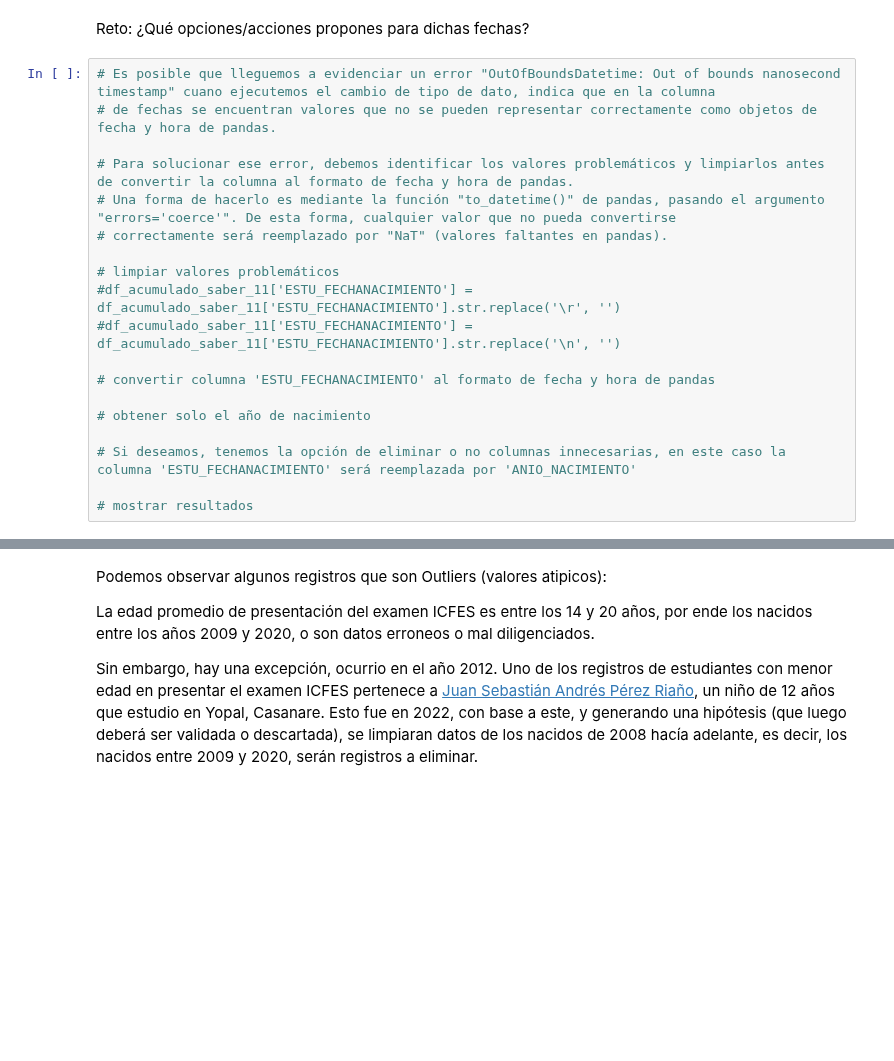
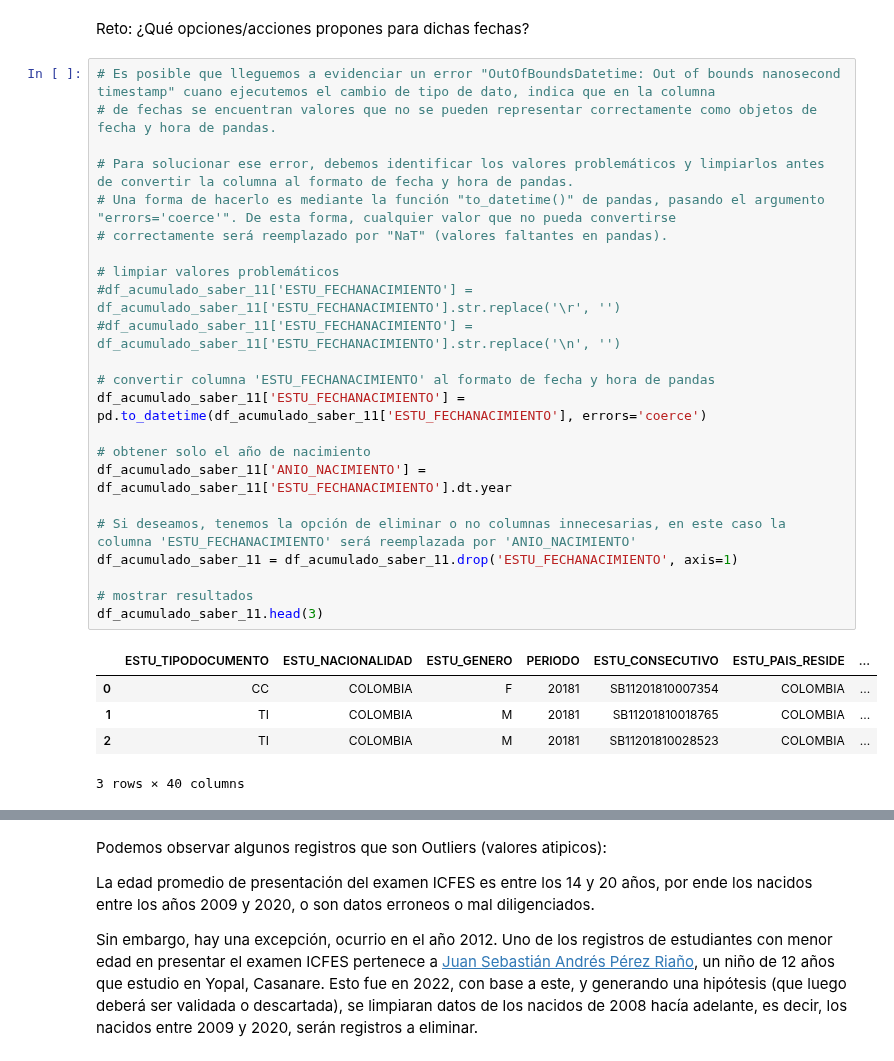
Before and after one commit to wespitia9/AVDV3-219, a Jupyter notebook: Modulo_2-Estadistica_y_Modelado_Matematico_Avanzado/Modulo-2_dev.ipynb, the cells around one changed output, grey strips where cells are left out. Saved outputs shown, nothing was run; the diff lists cells and outputs as text; blank space fills up the shorter version.

```diff
--- a/Modulo_2-Estadistica_y_Modelado_Matematico_Avanzado/Modulo-2_dev.ipynb
+++ b/Modulo_2-Estadistica_y_Modelado_Matematico_Avanzado/Modulo-2_dev.ipynb
@@ -448,19 +464,29 @@ Reto: ¿Qué opciones/acciones propones para dichas fechas?
 # %%
 # Es posible que lleguemos a evidenciar un error "OutOfBoundsDatetime: Out of bounds nanosecond timestamp" cuano ejecutemos el cambio de tipo de dato, indica que en la columna
 # de fechas se encuentran valores que no se pueden representar correctamente como objetos de fecha y hora de pandas.
 
 # Para solucionar ese error, debemos identificar los valores problemáticos y limpiarlos antes de convertir la columna al formato de fecha y hora de pandas.
 # Una forma de hacerlo es mediante la función "to_datetime()" de pandas, pasando el argumento "errors='coerce'". De esta forma, cualquier valor que no pueda convertirse
 # correctamente será reemplazado por "NaT" (valores faltantes en pandas).
 
 # limpiar valores problemáticos
 #df_acumulado_saber_11['ESTU_FECHANACIMIENTO'] = df_acumulado_saber_11['ESTU_FECHANACIMIENTO'].str.replace('\r', '')
 #df_acumulado_saber_11['ESTU_FECHANACIMIENTO'] = df_acumulado_saber_11['ESTU_FECHANACIMIENTO'].str.replace('\n', '')
 
 # convertir columna 'ESTU_FECHANACIMIENTO' al formato de fecha y hora de pandas
+df_acumulado_saber_11['ESTU_FECHANACIMIENTO'] = pd.to_datetime(df_acumulado_saber_11['ESTU_FECHANACIMIENTO'], errors='coerce')
 
 # obtener solo el año de nacimiento
+df_acumulado_saber_11['ANIO_NACIMIENTO'] = df_acumulado_saber_11['ESTU_FECHANACIMIENTO'].dt.year
 
 # Si deseamos, tenemos la opción de eliminar o no columnas innecesarias, en este caso la columna 'ESTU_FECHANACIMIENTO' será reemplazada por 'ANIO_NACIMIENTO'
+df_acumulado_saber_11 = df_acumulado_saber_11.drop('ESTU_FECHANACIMIENTO', axis=1)
 
 # mostrar resultados
+df_acumulado_saber_11.head(3)
+# %% [output]
+|  | ESTU_TIPODOCUMENTO | ESTU_NACIONALIDAD | ESTU_GENERO | PERIODO | ESTU_CONSECUTIVO | ESTU_PAIS_RESIDE | ... |
+| 0 | CC | COLOMBIA | F | 20181 | SB11201810007354 | COLOMBIA | ... |
+| 1 | TI | COLOMBIA | M | 20181 | SB11201810018765 | COLOMBIA | ... |
+| 2 | TI | COLOMBIA | M | 20181 | SB11201810028523 | COLOMBIA | ... |
+3 rows × 40 columns
```
Also changed, not shown: parts of 8 cells of this notebook.
